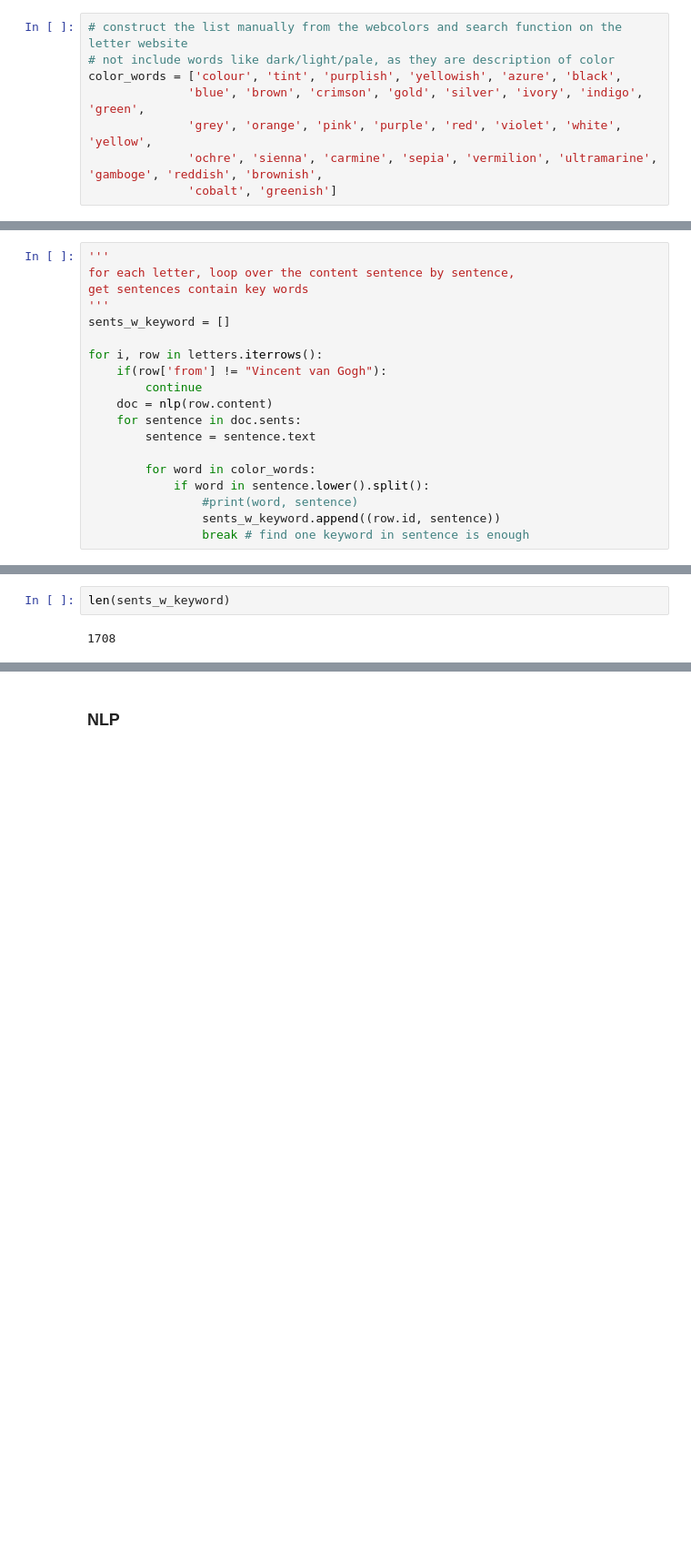
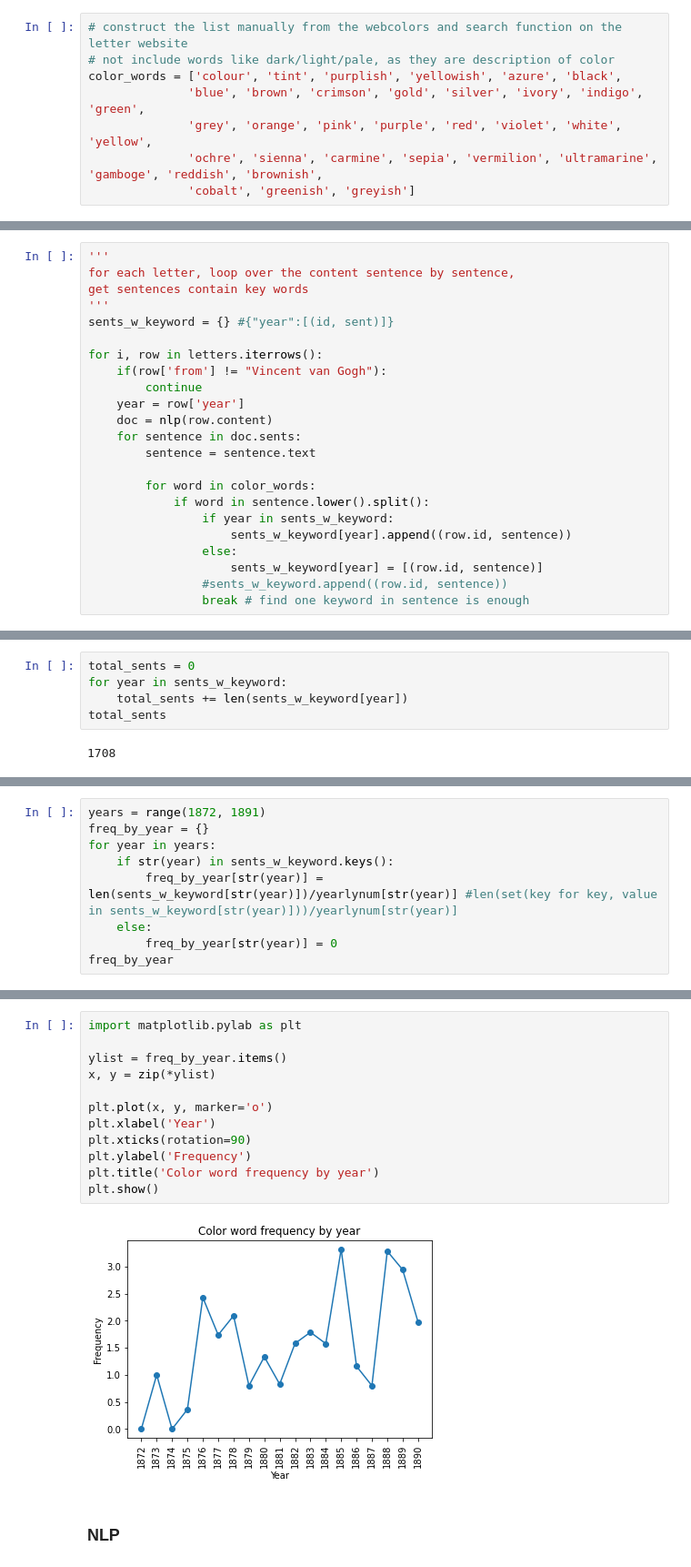
Before and after one commit to Linyhazel/history-and-the-digital, a Jupyter notebook: letter.ipynb, the cells around one changed output, grey strips where cells are left out. Shown: that part at 91% size. Saved outputs shown, nothing was run; the diff lists cells and outputs as text; blank space fills up the shorter version.

```diff
--- a/letter.ipynb
+++ b/letter.ipynb
@@ -64,7 +76,7 @@ color_words = ['colour', 'tint', 'purplish', 'yellowish', 'azure', 'black',
               'blue', 'brown', 'crimson', 'gold', 'silver', 'ivory', 'indigo', 'green',
               'grey', 'orange', 'pink', 'purple', 'red', 'violet', 'white', 'yellow',
               'ochre', 'sienna', 'carmine', 'sepia', 'vermilion', 'ultramarine', 'gamboge', 'reddish', 'brownish',
-              'cobalt', 'greenish']
+              'cobalt', 'greenish', 'greyish']
 # %% [markdown]
 ### Get sentences contain keywords
 # %%
@@ -72,17 +84,21 @@ color_words = ['colour', 'tint', 'purplish', 'yellowish', 'azure', 'black',
 for each letter, loop over the content sentence by sentence,
 get sentences contain key words
 '''
-sents_w_keyword = []
+sents_w_keyword = {} #{"year":[(id, sent)]}
 
 for i, row in letters.iterrows():
     if(row['from'] != "Vincent van Gogh"):
         continue
+    year = row['year']
     doc = nlp(row.content)
     for sentence in doc.sents:
         sentence = sentence.text
 
         for word in color_words:
             if word in sentence.lower().split():
-                #print(word, sentence)
-                sents_w_keyword.append((row.id, sentence))
+                if year in sents_w_keyword:
+                    sents_w_keyword[year].append((row.id, sentence))
+                else:
+                    sents_w_keyword[year] = [(row.id, sentence)]
+                #sents_w_keyword.append((row.id, sentence))
                 break # find one keyword in sentence is enough
@@ -94,4 +129,7 @@ sents_w_keyword[1]
 # %%
-len(sents_w_keyword)
+total_sents = 0
+for year in sents_w_keyword:
+    total_sents += len(sents_w_keyword[year])
+total_sents
 # %% [output]
 1708
@@ -142,0 +136,9 @@ after_paris/(902-551)
+# %%
+years = range(1872, 1891)
+freq_by_year = {}
+for year in years:
+    if str(year) in sents_w_keyword.keys():
+        freq_by_year[str(year)] = len(sents_w_keyword[str(year)])/yearlynum[str(year)] #len(set(key for key, value in sents_w_keyword[str(year)]))/yearlynum[str(year)]
+    else:
+        freq_by_year[str(year)] = 0
+freq_by_year
@@ -143,3 +165,17 @@ after_paris/(902-551)
+# %%
+import matplotlib.pylab as plt
+
+ylist = freq_by_year.items()
+x, y = zip(*ylist)
+
+plt.plot(x, y, marker='o')
+plt.xlabel('Year')
+plt.xticks(rotation=90)
+plt.ylabel('Frequency')
+plt.title('Color word frequency by year')
+plt.show()
+# %% [output]
+[figure, added]
 # %% [markdown]
 ### NLP
 # %% [markdown]
```
Also changed, not shown: parts of 26 cells of this notebook, 2 other files.
